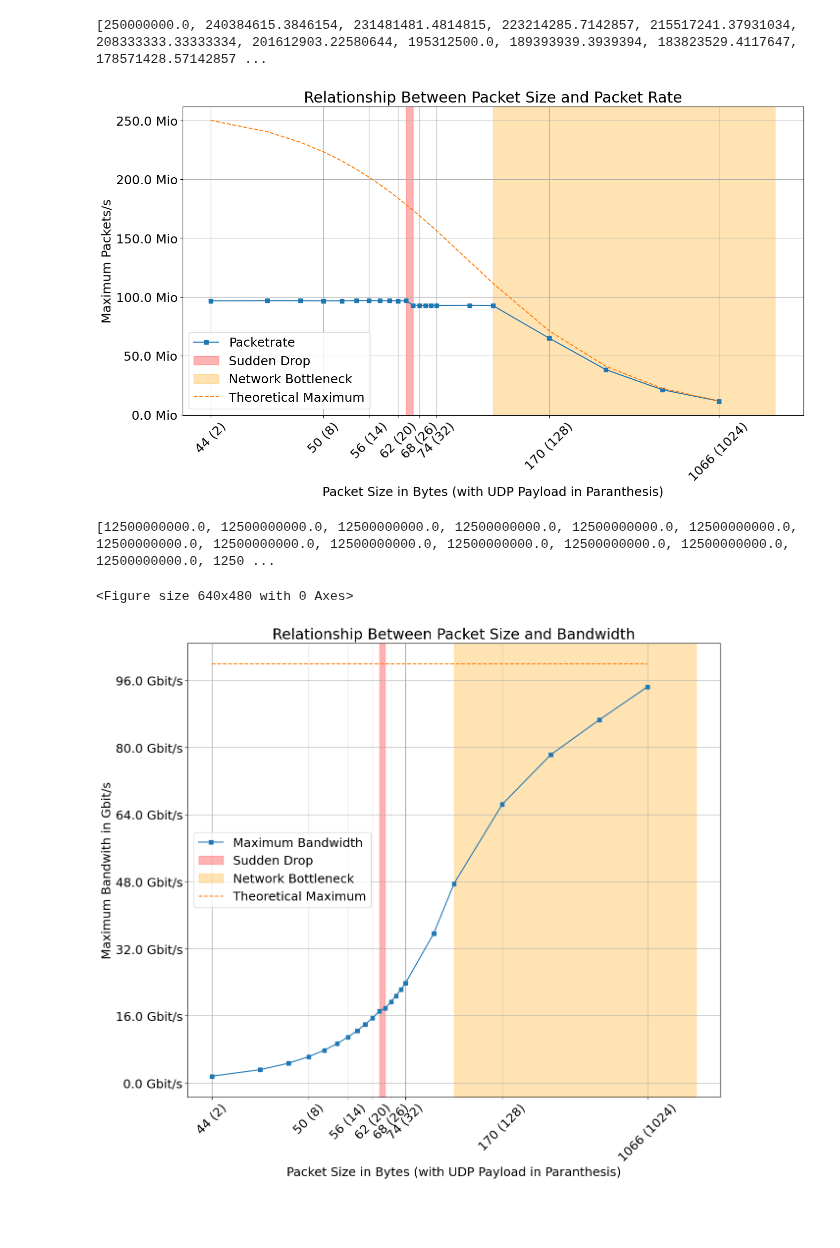
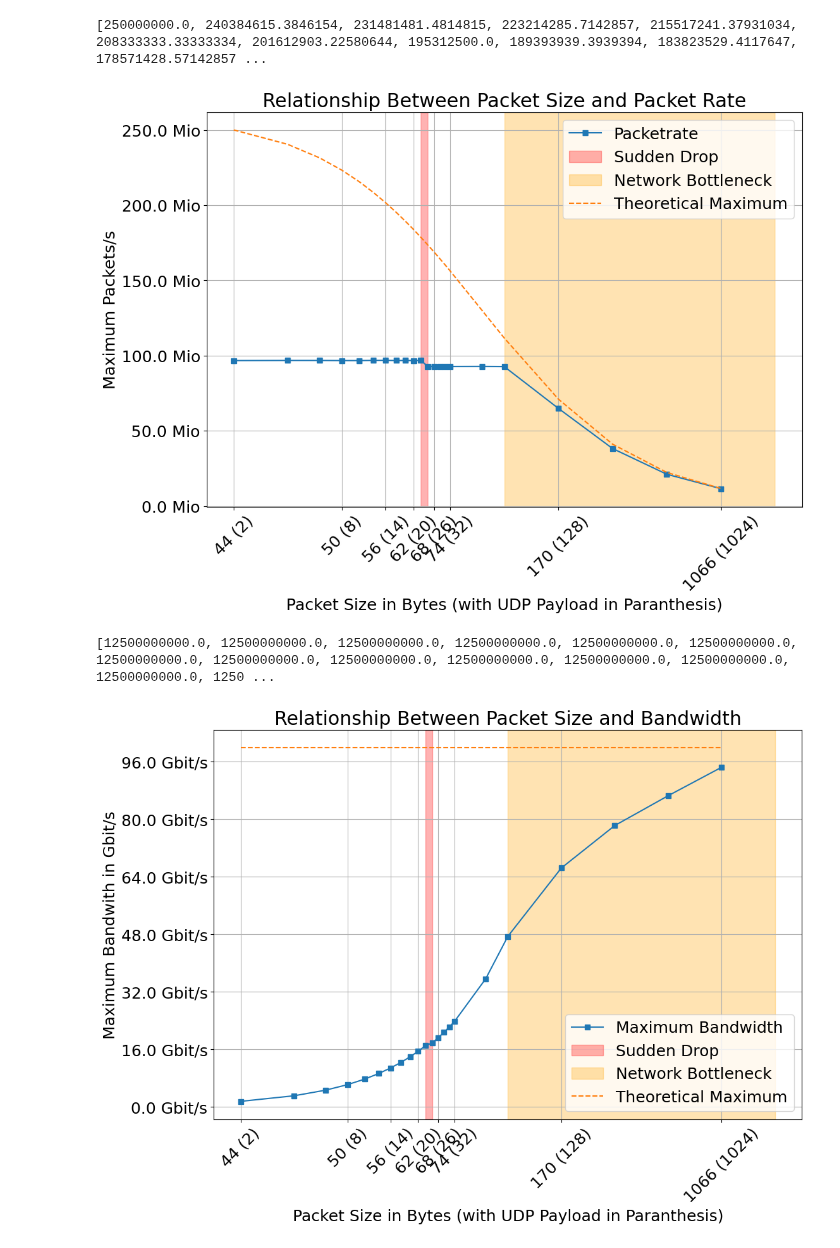
Before and after one commit to gespel/Bachelorarbeit, a Jupyter notebook: notebooks/paper.ipynb, the cells around one changed output. Saved outputs shown, nothing was run; the diff lists cells and outputs as text; code cells hidden in the pictures; blank space fills up the shorter version.

Commit message:
resized graphs

```diff
--- a/notebooks/paper.ipynb
+++ b/notebooks/paper.ipynb
@@ -16,35 +16,37 @@ for m in data:
     p_size.append(m[0])
     pps.append(m[1])
 
 theoretical = [(100_000_000_000/8)/(ps+48) for ps in p_size[0:]]
 print(theoretical)
 
-plt.figure(figsize=(16, 8))
+plt.figure(figsize=(12, 8))
+plt.tight_layout()
+
 plt.plot(p_size, pps, "-s", label="Packetrate")
 plt.title("Relationship Between Packet Size and Packet Rate")
 plt.xlabel("Packet Size in Bytes (with UDP Payload in Paranthesis)")
 plt.ylabel("Maximum Packets/s")
 plt.xscale('log', base=2)
 plt.xticks(p_size[::3], [f"{val+42} ({val})" for val in p_size[::3]], rotation=45)
 #plt.yticks(pps, [str(val) for val in pps])
 formatter = ScalarFormatter(useMathText=True)
 formatter.set_powerlimits((6, 9))
 #plt.gca().yaxis.set_major_formatter(formatter)
 #plt.ticklabel_format(axis='y', style='sci')
 
 plt.gca().yaxis.set_major_formatter(FuncFormatter(million_formatter))
 plt.axvspan(22, 24, color='red', alpha=0.3, label='Sudden Drop')
 plt.axvspan(64, 2048, color='orange', alpha=0.3, label='Network Bottleneck')
 #plt.autoscale(False)
 plt.plot(p_size[0:], theoretical, "--", label="Theoretical Maximum")
 
 plt.legend()
 plt.grid(True)
 plt.savefig("pps_pps.png")
 plt.show()
 # %% [output]
 [250000000.0, 240384615.3846154, 231481481.4814815, 223214285.7142857, 215517241.37931034, 208333333.33333334, 201612903.22580644, 195312500.0, 189393939.3939394, 183823529.4117647, 178571428.57142857 ...
-[figure, old version]
+[figure, new version]
 # %%
 import matplotlib.pyplot as plt
 from matplotlib.ticker import ScalarFormatter
@@ -63,9 +65,8 @@ for m in data:
 
 theoretical = [(100_000_000_000/8) for ps in p_size[0:]]
 print(theoretical)
-plt.tight_layout()
 plt.rcParams.update({'font.size': 18})
-plt.figure(figsize=(14, 12))
+plt.figure(figsize=(12, 8))
 plt.plot(p_size, pps, "-s", label="Maximum Bandwidth")
 plt.title("Relationship Between Packet Size and Bandwidth")
 plt.xlabel("Packet Size in Bytes (with UDP Payload in Paranthesis)")
@@ -91,8 +92,7 @@ plt.savefig("pps_bandwidth.png")
 plt.show()
 # %% [output]
 [12500000000.0, 12500000000.0, 12500000000.0, 12500000000.0, 12500000000.0, 12500000000.0, 12500000000.0, 12500000000.0, 12500000000.0, 12500000000.0, 12500000000.0, 12500000000.0, 12500000000.0, 1250 ...
-<Figure size 640x480 with 0 Axes>
-[figure, old version]
+[figure, new version]
 # %%
 def delta(data):
     return [(i[0] - i[1])/1000 for i in data]
```
Also changed, not shown: parts of 1 cell of this notebook, 3 other files.
